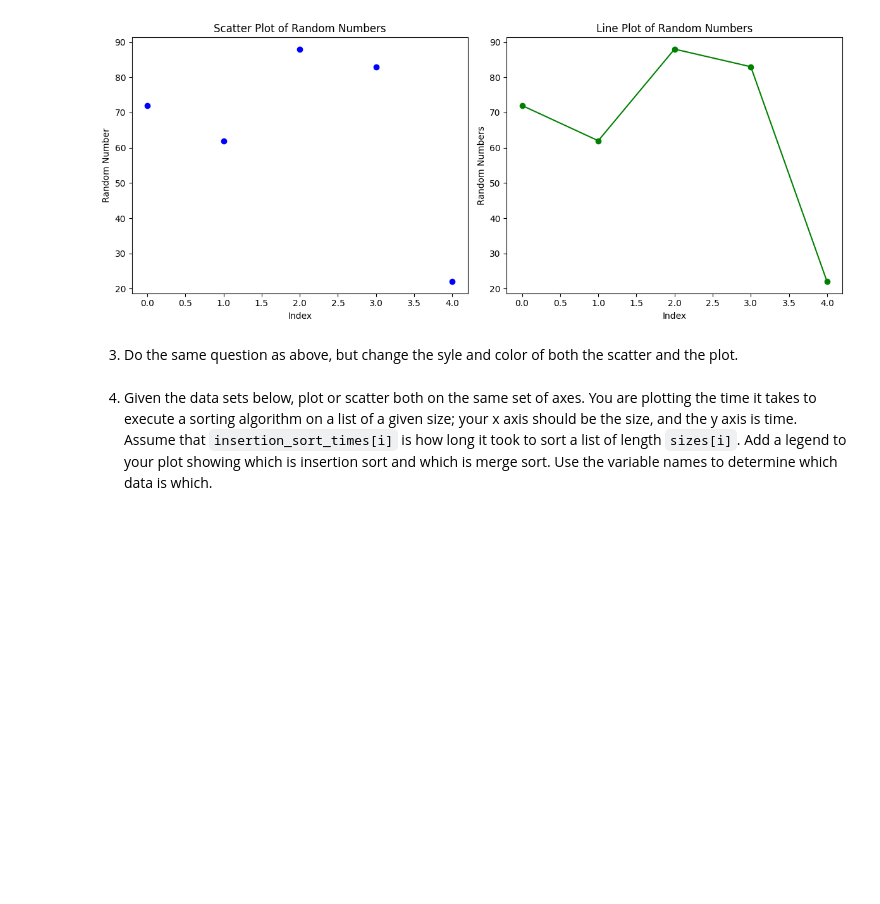
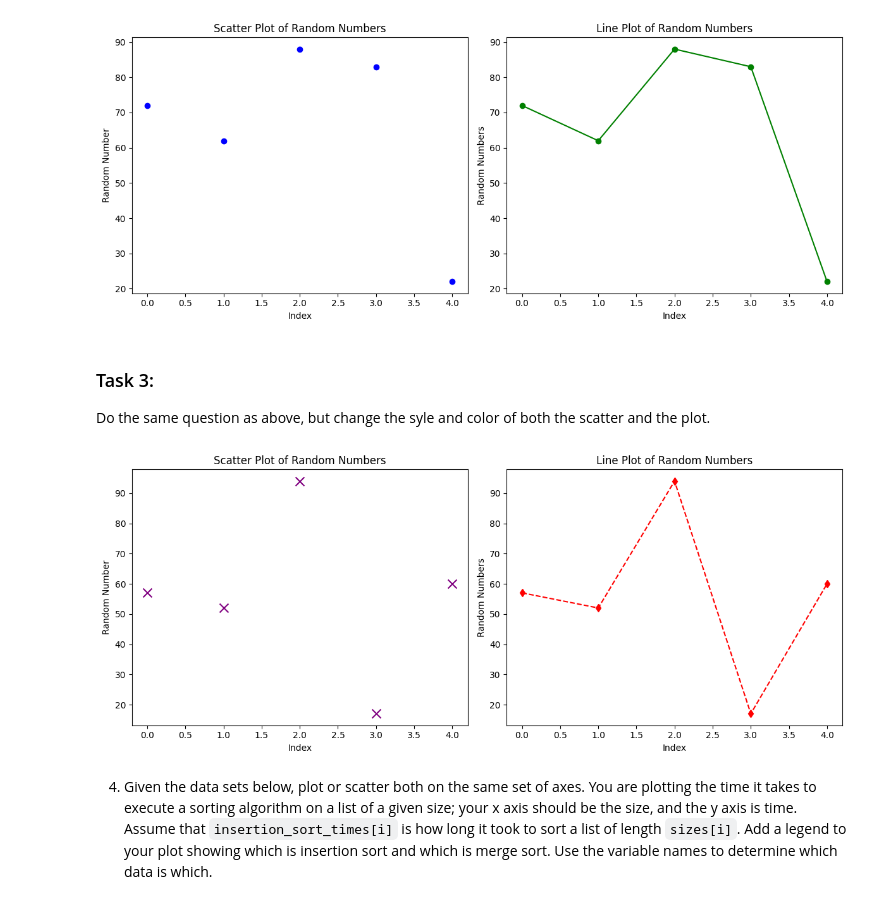
Before and after one commit to ericmeyer1/pyplot, a Jupyter notebook: pyplot.ipynb, the cells around one changed output. Drawn from its saved outputs; the diff is of its cells as text; code cells hidden in the pictures; blank space fills up the shorter version.

Commit message:
Task 3 Complete

```diff
--- a/pyplot.ipynb
+++ b/pyplot.ipynb
@@ -98,7 +98,36 @@ plt.show()
 # %% [output]
 [figure]
 # %% [markdown]
-3. Do the same question as above, but change the syle and color of both the scatter and the plot.
+### Task 3:
+Do the same question as above, but change the syle and color of both the scatter and the plot.
+# %%
+# Importing numpy for ease of number creation
+import numpy as np
+import matplotlib.pyplot as plt
+
+# Generating random sequence of 5 numbers for x and y axis
+random_numbers = np.random.randint(1, 100, 5)
+x_values = list(range(len(random_numbers)))
+
+# Creating the figure and axes
+fig, (ax1, ax2) = plt.subplots(1, 2, figsize=(12, 5))
+
+# Creating our scatter plot
+ax1.scatter(x_values, random_numbers, color='purple', marker='x', s=100)
+ax1.set_title("Scatter Plot of Random Numbers")
+ax1.set_xlabel("Index")
+ax1.set_ylabel("Random Number")
+
+# Creating our line plot
+ax2.plot(x_values, random_numbers, marker='d', color='red', linestyle='--')
+ax2.set_title("Line Plot of Random Numbers")
+ax2.set_xlabel("Index")
+ax2.set_ylabel("Random Numbers")
+
+plt.tight_layout()
+plt.show()
+# %% [output]
+[figure, added]
 # %% [markdown]
 4. Given the data sets below, plot or scatter both on the same set of axes.  You are plotting the time it takes to execute a sorting algorithm on a list of a given size; your x axis should be the size, and the y axis is time.  Assume that `insertion_sort_times[i]` is how long it took to sort a list of length `sizes[i]`.  Add a legend to your plot showing which is insertion sort and which is merge sort.  Use the variable names to determine which data is which.
 # %%
```
